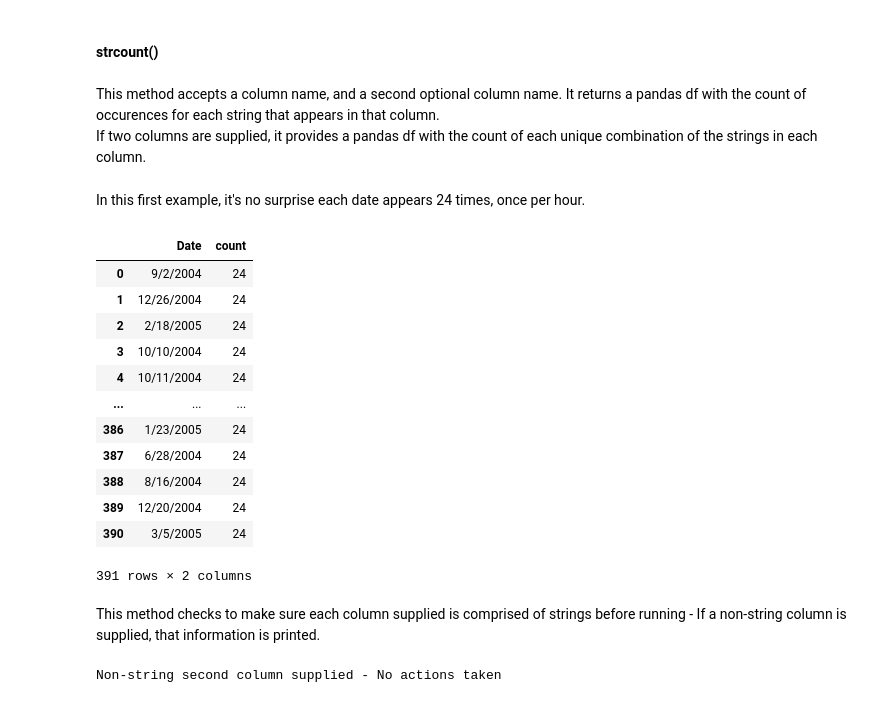
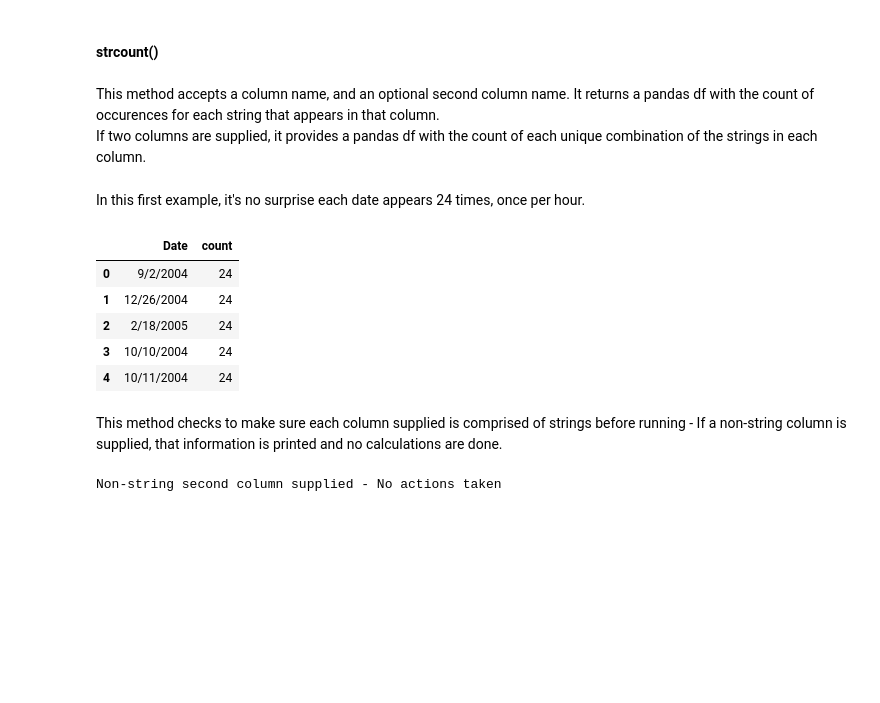
Before and after one commit to tort-cam/ST554Proj2, a Jupyter notebook: Project2.ipynb, the cells around one changed output. Cells and saved outputs as stored; diff of their text form; code cells hidden in the pictures; blank space fills up the shorter version.

```diff
--- a/Project2.ipynb
+++ b/Project2.ipynb
@@ -609,28 +509,21 @@ Grouping Var Provided: True
 # %% [markdown]
 #### strcount()
 # %% [markdown]
-This method accepts a column name, and a second optional column name. It returns a pandas df with the count of occurences for each string that appears in that column. \
+This method accepts a column name, and an optional second column name. It returns a pandas df with the count of occurences for each string that appears in that column. \
 If two columns are supplied, it provides a pandas df with the count of each unique combination of the strings in each column.
 # %% [markdown]
 In this first example, it's no surprise each date appears 24 times, once per hour.
 # %%
-airdata.strcount("Date")
+airdata.strcount("Date")[0:5]
 # %% [output]
 |  | Date | count |
 | 0 | 9/2/2004 | 24 |
 | 1 | 12/26/2004 | 24 |
 | 2 | 2/18/2005 | 24 |
 | 3 | 10/10/2004 | 24 |
 | 4 | 10/11/2004 | 24 |
-| ... | ... | ... |
-| 386 | 1/23/2005 | 24 |
-| 387 | 6/28/2004 | 24 |
-| 388 | 8/16/2004 | 24 |
-| 389 | 12/20/2004 | 24 |
-| 390 | 3/5/2005 | 24 |
-391 rows × 2 columns
 # %% [markdown]
-This method checks to make sure each column supplied is comprised of strings before running - If a non-string column is supplied, that information is printed.
+This method checks to make sure each column supplied is comprised of strings before running - If a non-string column is supplied, that information is printed and no calculations are done.
 # %%
 airdata.strcount("Date", "CO")
 # %% [output]
```
Also changed, not shown: parts of 57 cells of this notebook.
